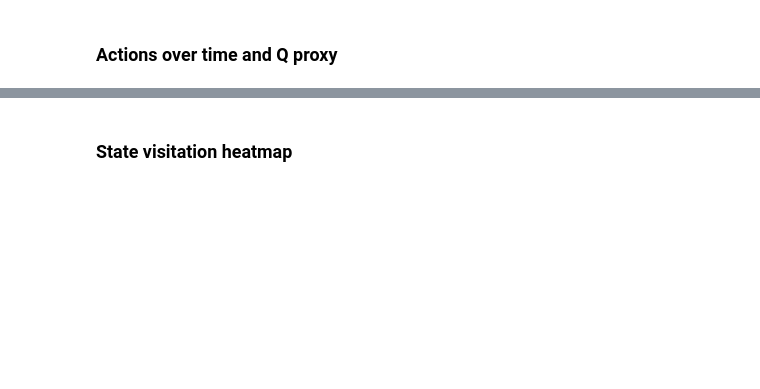
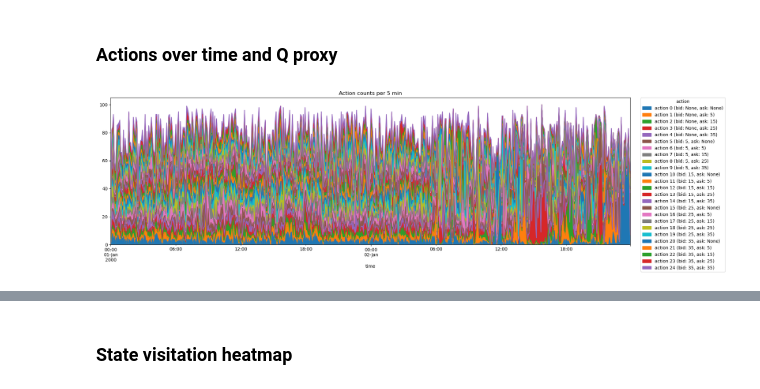
Before and after one commit to SalimBennouna/rl-for-mm-orcse4529, a Jupyter notebook: notebooks/rl_tabular_analysis.ipynb, the cells around one changed output, grey strips where cells are left out. Cells and saved outputs as stored; diff of their text form; code cells hidden in the pictures; blank space fills up the shorter version.

```diff
--- a/notebooks/rl_tabular_analysis.ipynb
+++ b/notebooks/rl_tabular_analysis.ipynb
@@ -302,11 +292,33 @@ else:
 # %% [markdown]
 ### Actions over time and Q proxy
-# %%
-if not state_rows.empty:
-    action_share = state_df['last_action'].resample('5T').apply(lambda s: s.value_counts()).unstack(fill_value=0)
-    action_share.columns = [f'action_{c}' for c in action_share.columns]
-    ax = action_share.plot.area(figsize=(10,3), title='Action counts per 5 min')
-    plt.legend(title='action')
-    plt.tight_layout()
-else:
-    print('No STATE events found in RL log')
+# %%
+# Build action label map (matches RLTabularMarketMakerAgent order)
+offsets = [None, 5, 15, 25, 35]
+actions = [(b, a) for b in offsets for a in offsets]  # bid outer, ask inner
+action_labels = {i: f"action {i} (bid: {b}, ask: {a})" for i, (b, a) in enumerate(actions)}
+
+# Ensure datetime index
+state_df = state_df.copy()
+if 'time' in state_df.columns:
+    state_df['time'] = pd.to_datetime(state_df['time'])
+    state_df = state_df.set_index('time')
+state_df = state_df.sort_index()
+
+if not state_df.empty:
+    # 5-minute action counts
+    action_counts = (
+        state_df['last_action']
+        .groupby(pd.Grouper(freq='5T'))
+        .value_counts()
+        .unstack(fill_value=0)
+    )
+    # Rename columns to human-readable labels (drop any missing actions)
+    action_counts = action_counts.rename(columns=action_labels)
+
+    ax = action_counts.plot.area(figsize=(20, 6), title='Action counts per 5 min')
+    ax.legend(title='action', bbox_to_anchor=(1.02, 1), loc='upper left', borderaxespad=0.)
+    plt.tight_layout()
+else:
+    print('No STATE events found in RL log')
+# %% [output]
+[figure, added]
```
Also changed, not shown: parts of 16 cells of this notebook.
